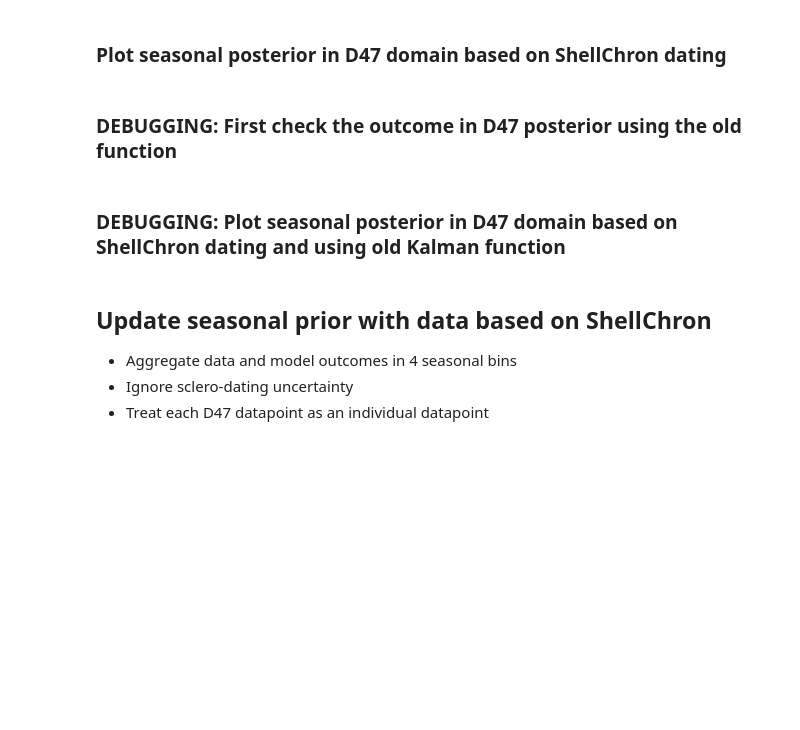
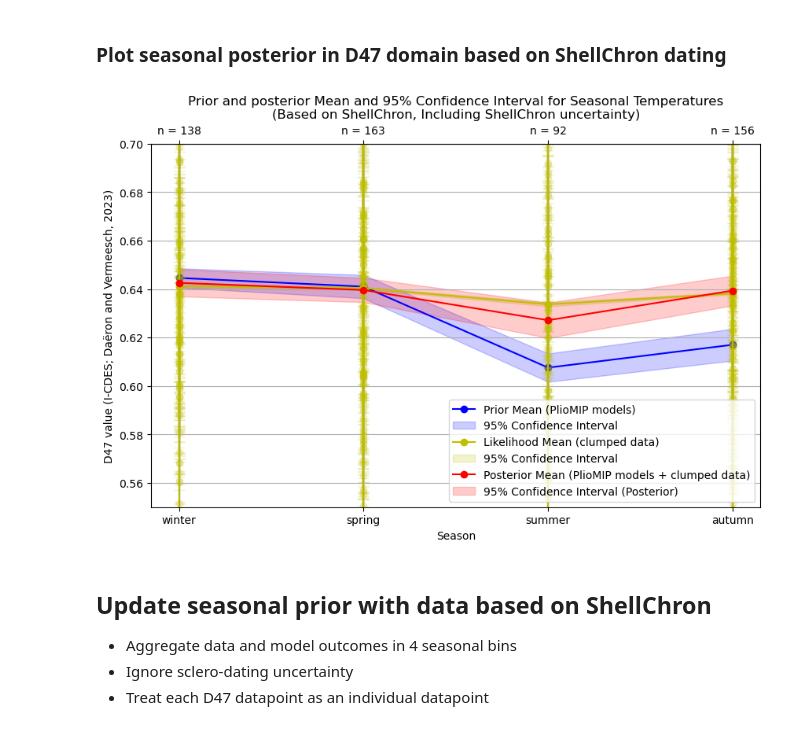
Before and after one commit to nielsjdewinter/SeasonalDA_script, a Jupyter notebook: Seasonal_DA_PWP4_SST_SAT_offline.ipynb, the cells around one changed output. Cells and saved outputs as stored; diff of their text form; code cells hidden in the pictures; blank space fills up the shorter version.

```diff
--- a/Seasonal_DA_PWP4_SST_SAT_offline.ipynb
+++ b/Seasonal_DA_PWP4_SST_SAT_offline.ipynb
@@ -1353,7 +1200,7 @@ for i in range(len(weighted_sum_seasonalSC)):
 ### Plot seasonal posterior in D47 domain based on ShellChron dating
 # %%
 # Plot the updated seasonal posterior
-std_post_D47_seasonalSC = np.sqrt(np.diag(cov_prior_D47_seasonalSC))
+std_post_D47_seasonalSC = np.sqrt(np.diag(cov_post_D47_seasonal))
 std_prior_seasonal_original = np.sqrt(np.diag(cov_prior_D47_seasonal_original))
 
 # Initiate figure
@@ -1383,37 +1230,35 @@ plt.fill_between(seasons_scale,
     label = '95% Confidence Interval'
 )
 # Plot datapoints used to update the prior
 for measurement in PWP_D47_dict: # Loop over measurements
     plt.plot(int(measurement["season_score"]) + 1, measurement["D47_corrETF_strict"], color = "y", marker = "o", alpha = 0.2)
     plt.errorbar(int(measurement["season_score"]) + 1, measurement["D47_corrETF_strict"], yerr = measurement["D47_sd_ext"], color = "y", alpha = 0.2, capsize = 5)
 # Add numbers of datapoints used for updating to top
 secax = plt.gca().secondary_xaxis('top')
 secax.set_xticks(seasons_scale)
 secax.set_xticklabels([f"n = {int(n)}" for n in n_update_seasonalSC])
 secax.tick_params(axis = 'x', rotation = 0)
 
 # POSTERIOR
 # Add posterior mean
-plt.plot(seasons_scale, mu_prior_D47_seasonalSC, label = 'Posterior Mean (PlioMIP models + clumped data)', color = 'r', marker = 'o')
+plt.plot(seasons_scale, mu_post_D47_seasonal, label = 'Posterior Mean (PlioMIP models + clumped data)', color = 'r', marker = 'o')
 # Add 95% confidence intervals for the posterior (mean ± 1.96 * std deviation)
 plt.fill_between(seasons_scale,
-    mu_prior_D47_seasonalSC - stats.t.ppf(1 - 0.025, (n_update_seasonalSC + n_models_seasonal)) * std_post_D47_seasonalSC,
-    mu_prior_D47_seasonalSC + stats.t.ppf(1 - 0.025, (n_update_seasonalSC + n_models_seasonal)) * std_post_D47_seasonalSC,
+    mu_post_D47_seasonal - stats.t.ppf(1 - 0.025, (n_update_seasonalSC + n_models_seasonal)) * std_post_D47_seasonalSC,
+    mu_post_D47_seasonal + stats.t.ppf(1 - 0.025, (n_update_seasonalSC + n_models_seasonal)) * std_post_D47_seasonalSC,
     color = 'r',
     alpha = 0.2,
     label = '95% Confidence Interval (Posterior)'
 )
-print(cov_prior_D47_seasonalSC)
-print(cov_prior_D47_seasonal_original)
 
 # Plot layout
 plt.xticks(seasons_scale, seasons)
 plt.title('Prior and posterior Mean and 95% Confidence Interval for Seasonal Temperatures\n(Based on ShellChron, Including ShellChron uncertainty)')
 plt.xlabel('Season')
 plt.ylabel('D47 value (I-CDES; Daëron and Vermeesch, 2023)')
 plt.ylim(0.55, 0.7)
 plt.legend()
 plt.grid(True)
 plt.show()
+# %% [output]
+[figure, added]
-# %% [markdown]
-### DEBUGGING: First check the outcome in D47 posterior using the old function
@@ -1472,2 +1264,0 @@ for i in range(len(weighted_sum_seasonalSC_old)):
-# %% [markdown]
-### DEBUGGING: Plot seasonal posterior in D47 domain based on ShellChron dating and using old Kalman function
```
Also changed, not shown: parts of 32 cells of this notebook.
